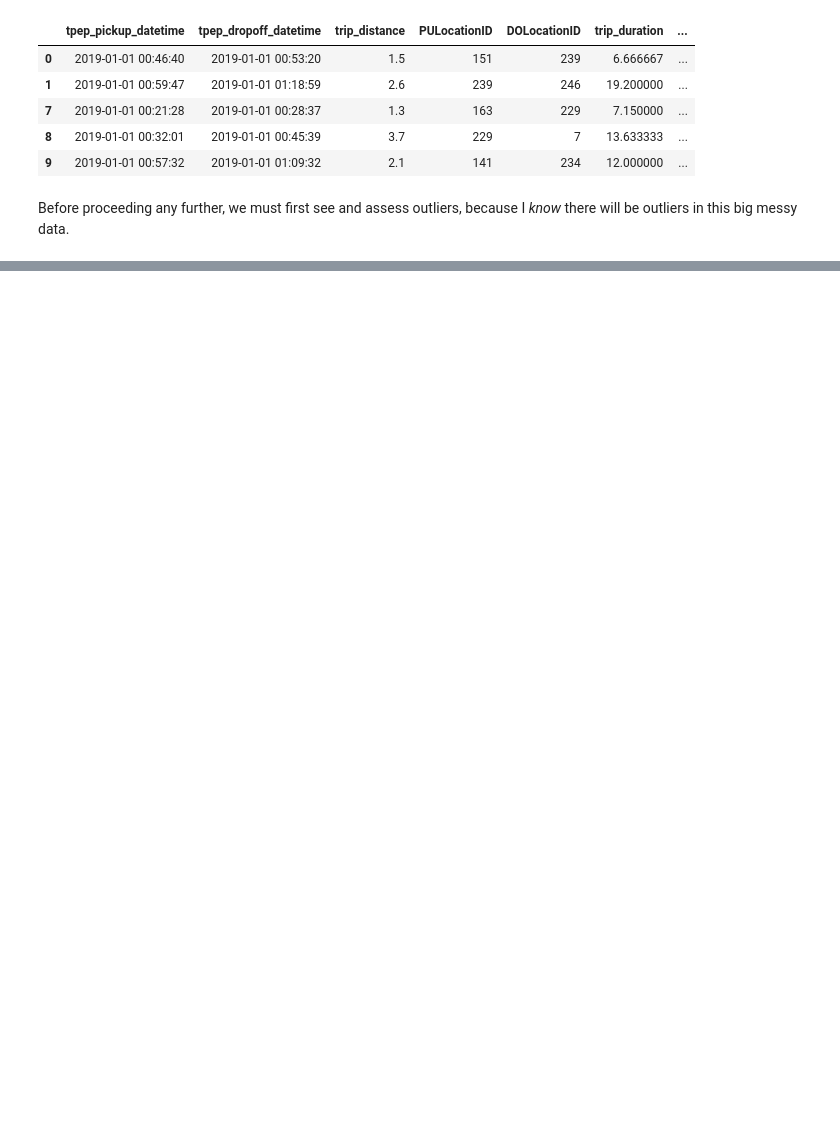
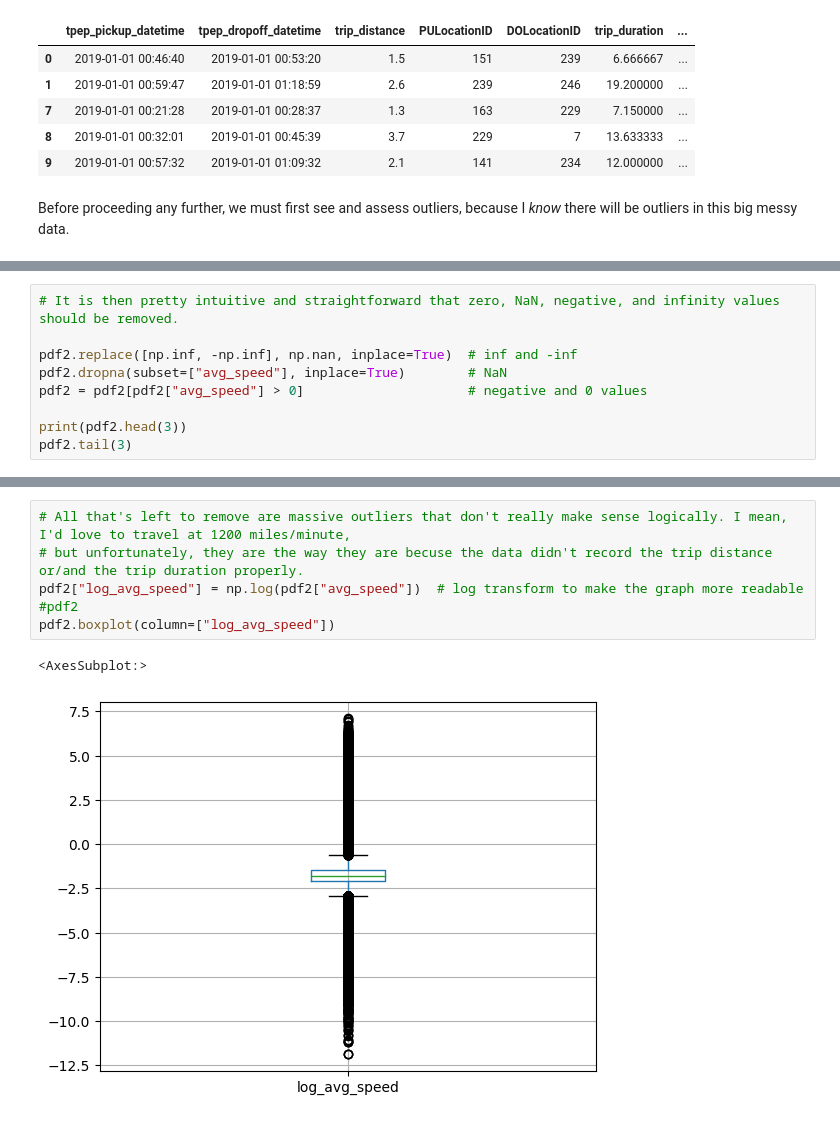
Before and after one commit to MAST30034-Applied-Data-Science/mast30034-project-1-aeross, a Jupyter notebook: notebooks/preprocess.ipynb, the cells around one changed output, grey strips where cells are left out. Saved outputs shown, nothing was run; the diff lists cells and outputs as text; blank space fills up the shorter version.

```diff
--- a/notebooks/preprocess.ipynb
+++ b/notebooks/preprocess.ipynb
@@ -302,0 +270,9 @@ speed_data
+# %%
+# It is then pretty intuitive and straightforward that zero, NaN, negative, and infinity values should be removed.
+
+pdf2.replace([np.inf, -np.inf], np.nan, inplace=True)  # inf and -inf
+pdf2.dropna(subset=["avg_speed"], inplace=True)        # NaN
+pdf2 = pdf2[pdf2["avg_speed"] > 0]                     # negative and 0 values
+
+print(pdf2.head(3))
+pdf2.tail(3)
@@ -302,0 +293,9 @@ speed_data
+# %%
+# All that's left to remove are massive outliers that don't really make sense logically. I mean, I'd love to travel at 1200 miles/minute,
+# but unfortunately, they are the way they are becuse the data didn't record the trip distance or/and the trip duration properly.
+pdf2["log_avg_speed"] = np.log(pdf2["avg_speed"])  # log transform to make the graph more readable
+#pdf2
+pdf2.boxplot(column=["log_avg_speed"])
+# %% [output]
+<AxesSubplot:>
+[figure, added]
```
Also changed, not shown: parts of 15 cells of this notebook.
